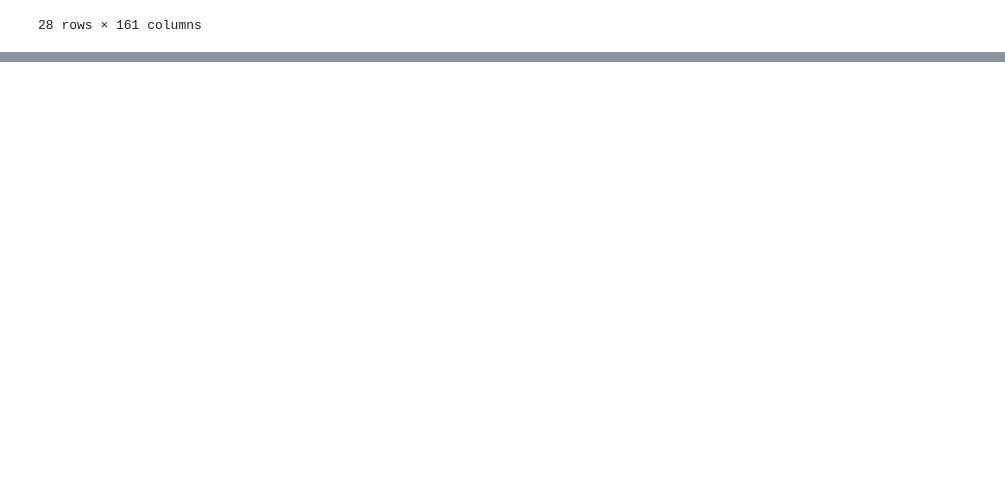
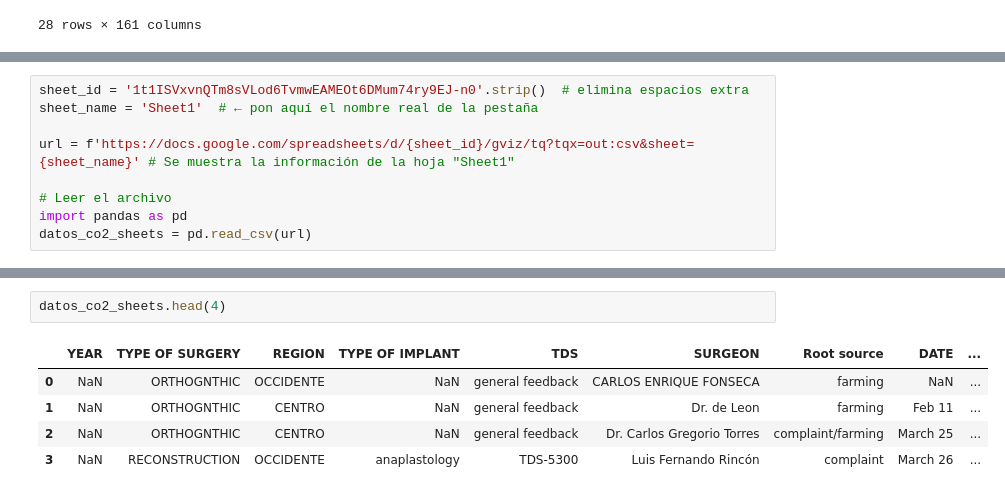
Before and after one commit to Starleen1996/Pandas-E-S, a Jupyter notebook: Pandas_E_S.ipynb, the cells around one changed output, grey strips where cells are left out. Drawn from its saved outputs; the diff is of its cells as text; blank space fills up the shorter version.

```diff
--- a/Pandas_E_S.ipynb
+++ b/Pandas_E_S.ipynb
@@ -80,0 +137,9 @@ informacion
+# %%
+sheet_id = '1t1ISVxvnQTm8sVLod6TvmwEAMEOt6DMum74ry9EJ-n0'.strip()  # elimina espacios extra
+sheet_name = 'Sheet1'  # ← pon aquí el nombre real de la pestaña
+
+url = f'https://docs.google.com/spreadsheets/d/{sheet_id}/gviz/tq?tqx=out:csv&sheet={sheet_name}' # Se muestra la información de la hoja "Sheet1"
+
+# Leer el archivo
+import pandas as pd
+datos_co2_sheets = pd.read_csv(url)
@@ -80,0 +160,8 @@ informacion
+# %%
+datos_co2_sheets.head(4)
+# %% [output]
+|  | YEAR | TYPE OF SURGERY | REGION | TYPE OF IMPLANT | TDS | SURGEON | Root source | DATE | ... |
+| 0 | NaN | ORTHOGNTHIC | OCCIDENTE | NaN | general feedback | CARLOS ENRIQUE FONSECA | farming | NaN | ... |
+| 1 | NaN | ORTHOGNTHIC | CENTRO | NaN | general feedback | Dr. de Leon | farming | Feb 11 | ... |
+| 2 | NaN | ORTHOGNTHIC | CENTRO | NaN | general feedback | Dr. Carlos Gregorio Torres | complaint/farming | March 25 | ... |
+| 3 | NaN | RECONSTRUCTION | OCCIDENTE | anaplastology | TDS-5300 | Luis Fernando Rincón | complaint | March 26 | ... |
```
Also changed, not shown: parts of 28 cells of this notebook.
